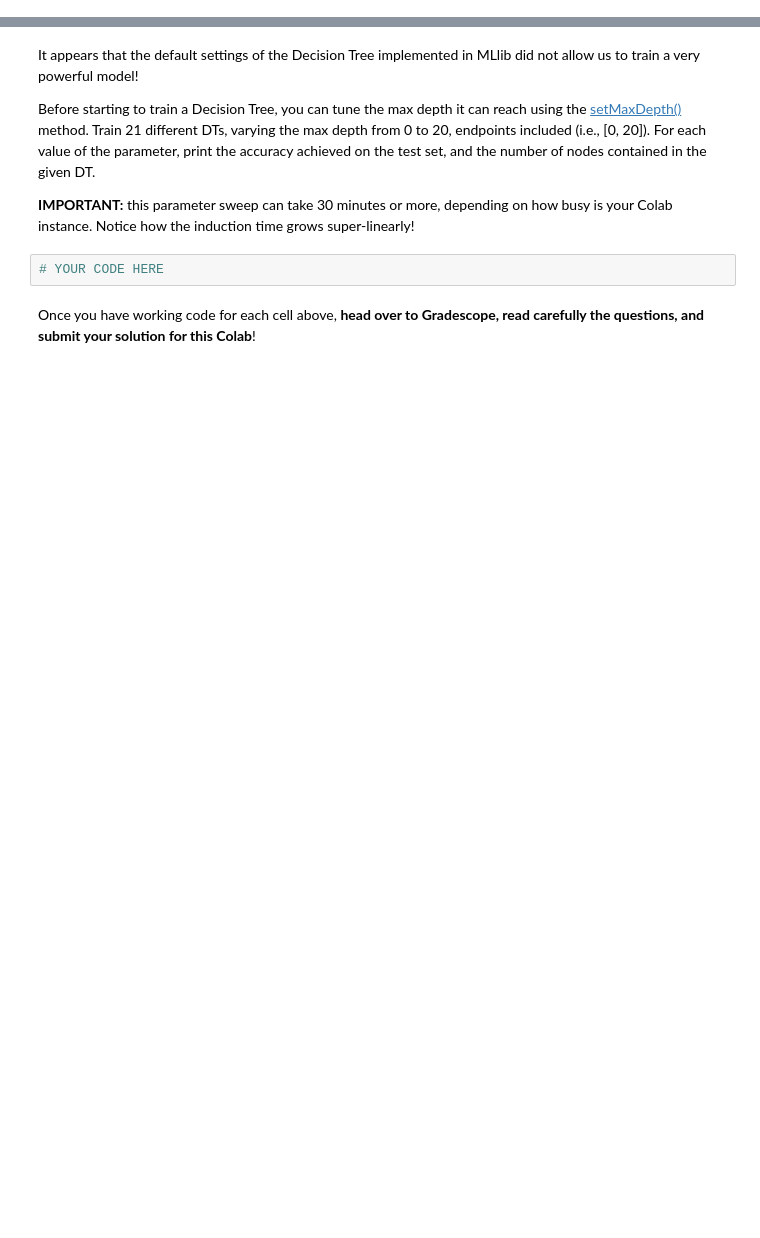
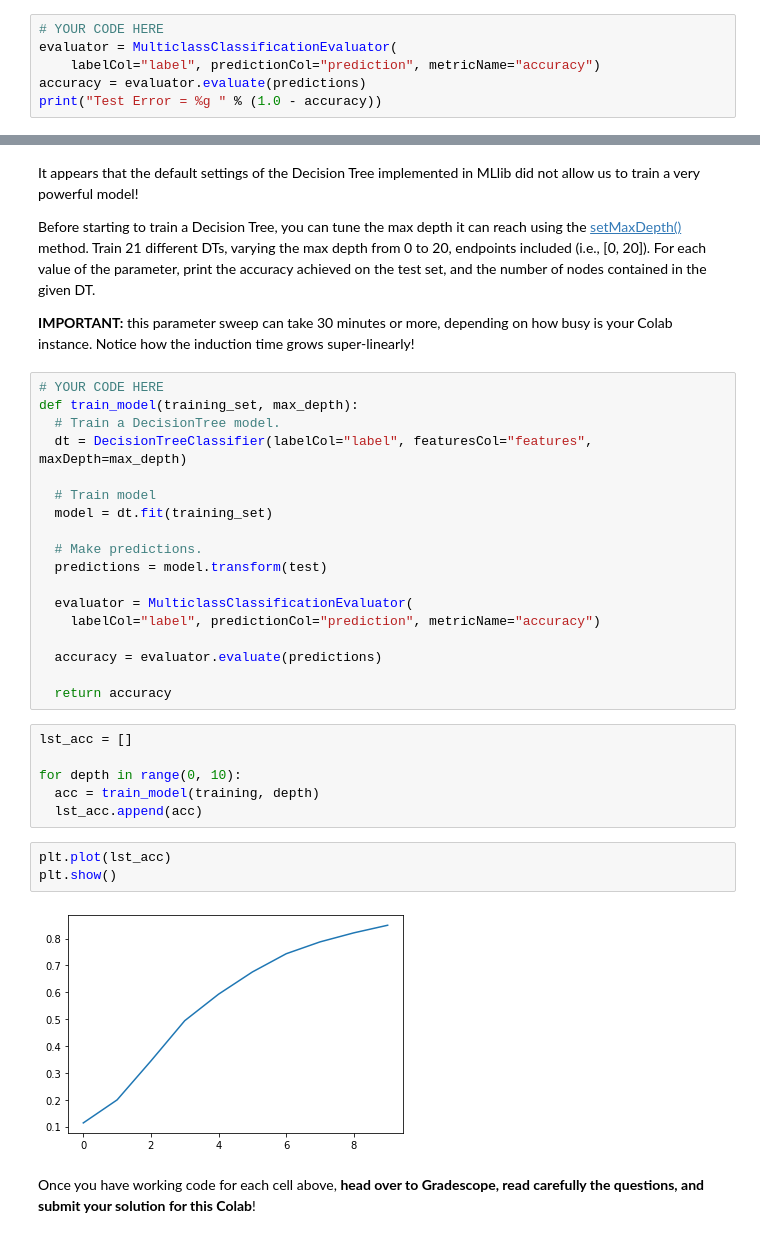
Before and after one commit to lnodin/mining-massive-datasets, a Jupyter notebook: CS246_Colab_7.ipynb, the cells around one changed output, grey strips where cells are left out. Cells and saved outputs as stored; diff of their text form; blank space fills up the shorter version.

```diff
--- a/CS246_Colab_7.ipynb
+++ b/CS246_Colab_7.ipynb
@@ -180,0 +224,6 @@
+# %%
+# YOUR CODE HERE
+evaluator = MulticlassClassificationEvaluator(
+    labelCol="label", predictionCol="prediction", metricName="accuracy")
+accuracy = evaluator.evaluate(predictions)
+print("Test Error = %g " % (1.0 - accuracy))
@@ -188,7 +254,34 @@ It appears that the default settings of the Decision Tree implemented in MLlib d
 Before starting to train a Decision Tree, you can tune the max depth it can reach using the [setMaxDepth()](https://spark.apache.org/docs/latest/api/python/reference/api/pyspark.ml.classification.DecisionTreeClassifier.html#pyspark.ml.classification.DecisionTreeClassifier.setMaxDepth) method. Train 21 different DTs, varying the max depth from 0 to 20, endpoints included (i.e., [0, 20]). For each value of the parameter, print the accuracy achieved on the test set, and the number of nodes contained in the given DT.
 
 **IMPORTANT:** this parameter sweep can take 30 minutes or more, depending on how busy is your Colab instance. Notice how the induction time grows super-linearly!
-# %%
-# YOUR CODE HERE
+# %%
+# YOUR CODE HERE
+def train_model(training_set, max_depth):
+  # Train a DecisionTree model.
+  dt = DecisionTreeClassifier(labelCol="label", featuresCol="features", maxDepth=max_depth)
+
+  # Train model
+  model = dt.fit(training_set)
+
+  # Make predictions.
+  predictions = model.transform(test)
+
+  evaluator = MulticlassClassificationEvaluator(
+    labelCol="label", predictionCol="prediction", metricName="accuracy")
+
+  accuracy = evaluator.evaluate(predictions)
+
+  return accuracy
+# %%
+lst_acc = []
+
+for depth in range(0, 10):
+  acc = train_model(training, depth)
+  lst_acc.append(acc)
+# %%
+plt.plot(lst_acc)
+plt.show()
+# %% [output]
+[figure, added]
 # %% [markdown]
 Once you have working code for each cell above, **head over to Gradescope, read carefully the questions, and submit your solution for this Colab**!
```
Also changed, not shown: parts of 13 cells of this notebook.
